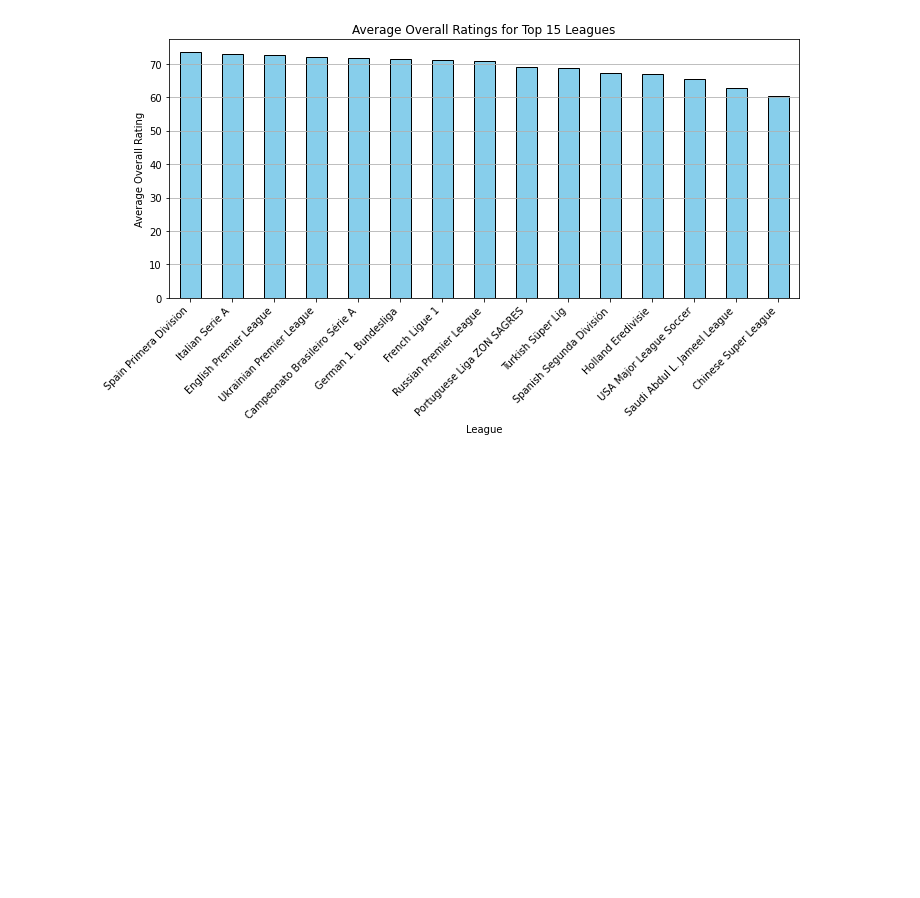
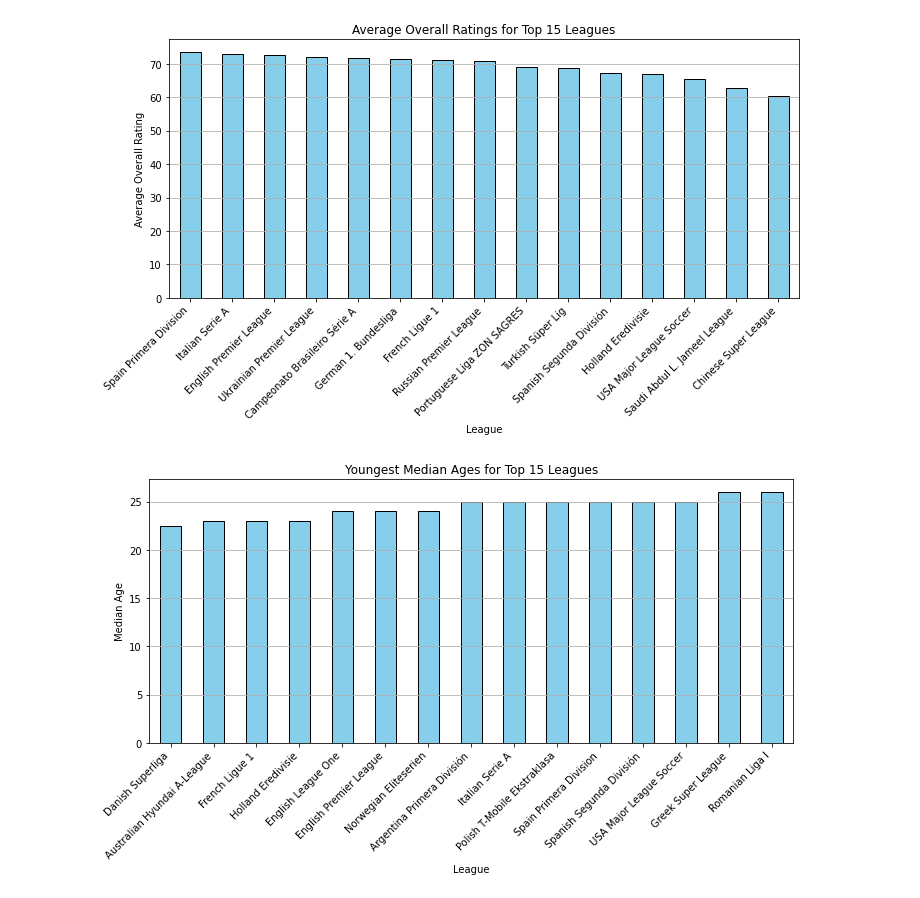
Before and after one commit to Abdulazeez-Dolapo/masters-dissertation, a Jupyter notebook: eda.ipynb, the cells around one changed output. Saved outputs shown, nothing was run; the diff lists cells and outputs as text; code cells hidden in the pictures; blank space fills up the shorter version.

Commit message:
Barplot for league median ages - highest n lowest

```diff
--- a/eda.ipynb
+++ b/eda.ipynb
@@ -163,3 +163,25 @@ plt.tight_layout()
 plt.show()
 # %% [output]
 [figure]
+# %%
+# Bar Plot for Youngest Median Age of the Top 15 Leagues
+data_sorted = data.sort_values(by='age', ascending=True)
+
+# Select the top 15 leagues based on age
+top_15_leagues = data_sorted['league_name'].unique()[0: 15]
+
+# Calculate the median age for each top 15 league
+league_median_ages = data[data['league_name'].isin(top_15_leagues)].groupby('league_name')['age'].median()
+
+
+plt.figure(figsize=(10, 6))
+league_median_ages.sort_values(ascending=True).plot(kind='bar', color='skyblue', edgecolor='black')
+plt.xlabel('League')
+plt.ylabel('Median Age')
+plt.title('Youngest Median Ages for Top 15 Leagues')
+plt.xticks(rotation=45, ha='right')
+plt.grid(axis='y')
+plt.tight_layout()
+plt.show()
+# %% [output]
+[figure, added]
```
Also changed, not shown: parts of 1 cell of this notebook.
